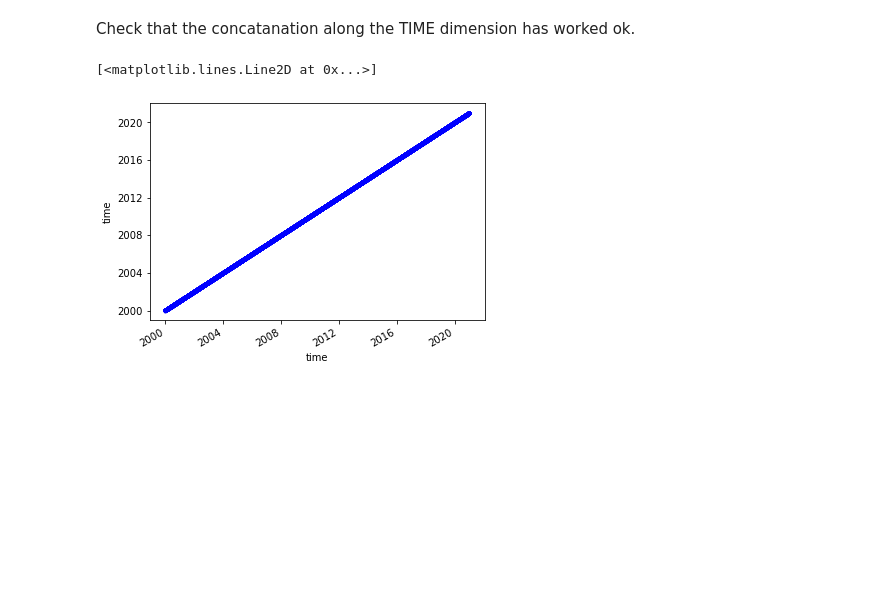
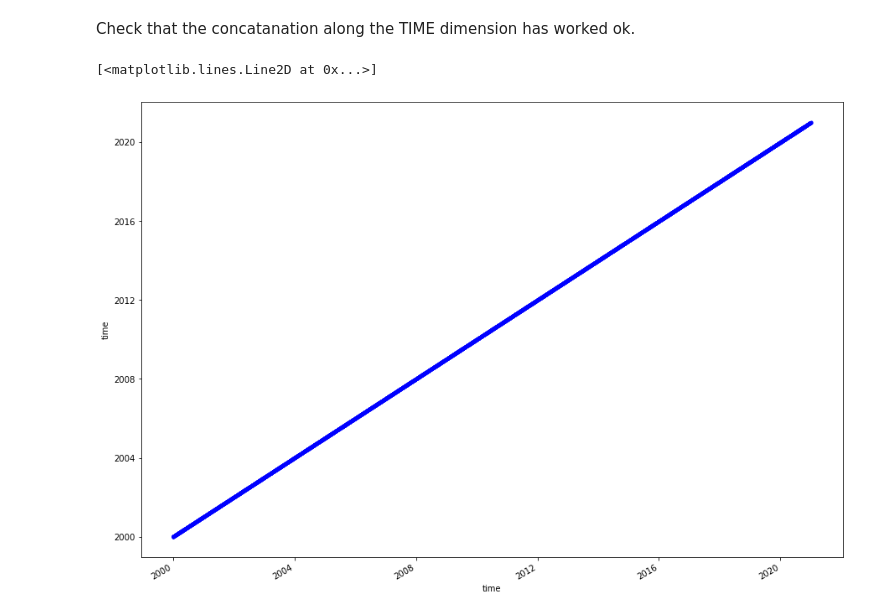
Before and after one commit to ldeo-glaciology/pangeo-MAR, a Jupyter notebook: loadMARnetcdfs.ipynb, the cells around one changed output. Cells and saved outputs as stored; diff of their text form; code cells hidden in the pictures; blank space fills up the shorter version.

```diff
--- a/loadMARnetcdfs.ipynb
+++ b/loadMARnetcdfs.ipynb
@@ -57,8 +57,8 @@ ds = xr.open_mfdataset(NCs_urls, engine='netcdf4',
 # %% [markdown]
 Check that the concatanation along the TIME dimension has worked ok.
 # %%
-ds.TIME.plot.line("b.")
+ds.TIME.plot.line("b.",size=10)
 # %% [output]
 [<matplotlib.lines.Line2D at 0x...>]
-[figure, old version]
+[figure, new version]
 # %%
```
Also changed, not shown: parts of 1 cell of this notebook.
